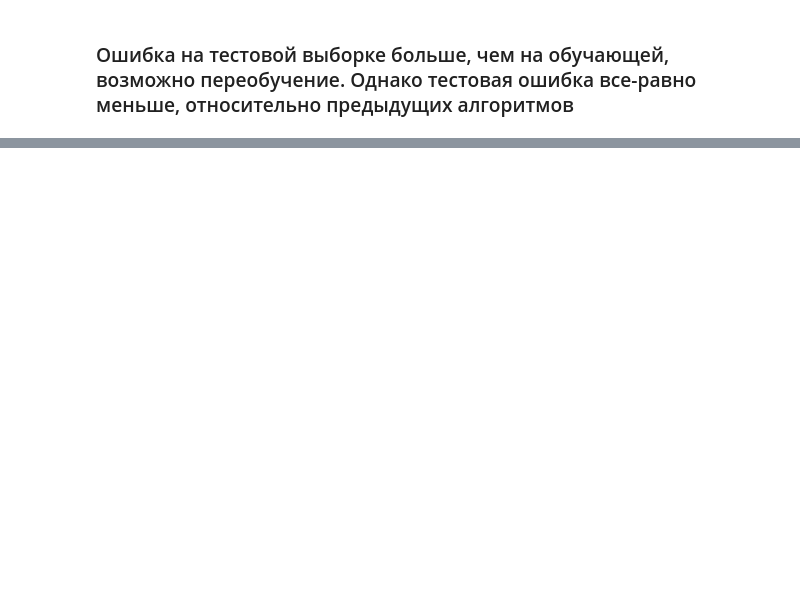
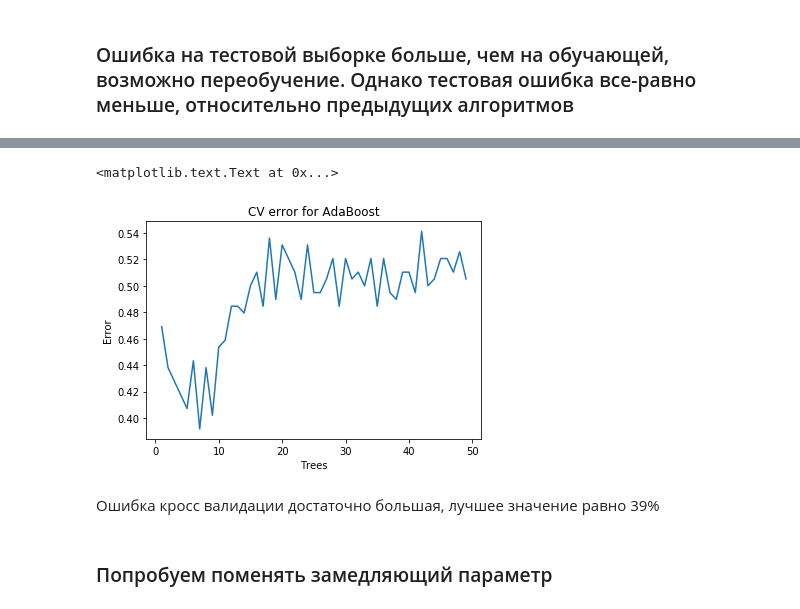
Before and after one commit to Laudex/machine_learning_Flags, a Jupyter notebook: Flags.ipynb, the cells around one changed output, grey strips where cells are left out. Cells and saved outputs as stored; diff of their text form; code cells hidden in the pictures; blank space fills up the shorter version.

```diff
--- a/Flags.ipynb
+++ b/Flags.ipynb
@@ -1156,0 +1258,7 @@ plt.ylabel('Error')
+# %%
+gridADA = GridSearchCV(ada, param_grid = {'n_estimators':range(1,50)}, cv=10)
+gridADA.fit(X, y.astype('int'))
+
+best_cv_err = 1 - gridADA.best_score_
+best_trees = gridADA.best_estimator_.estimators_
+print(best_cv_err, best_trees)
@@ -1156,0 +1283,12 @@ plt.ylabel('Error')
+# %%
+plt.plot(range(1,50), [1-x[1] for x in gridADA.grid_scores_])
+plt.title('CV error for AdaBoost')
+plt.xlabel('Trees')
+plt.ylabel('Error')
+# %% [output]
+<matplotlib.text.Text at 0x...>
+[figure, added]
+# %% [markdown]
+Ошибка кросс валидации достаточно большая, лучшее значение равно 39%
+# %% [markdown]
+<h3>Попробуем поменять замедляющий параметр</h3>
```
Also changed, not shown: parts of 61 cells of this notebook.
